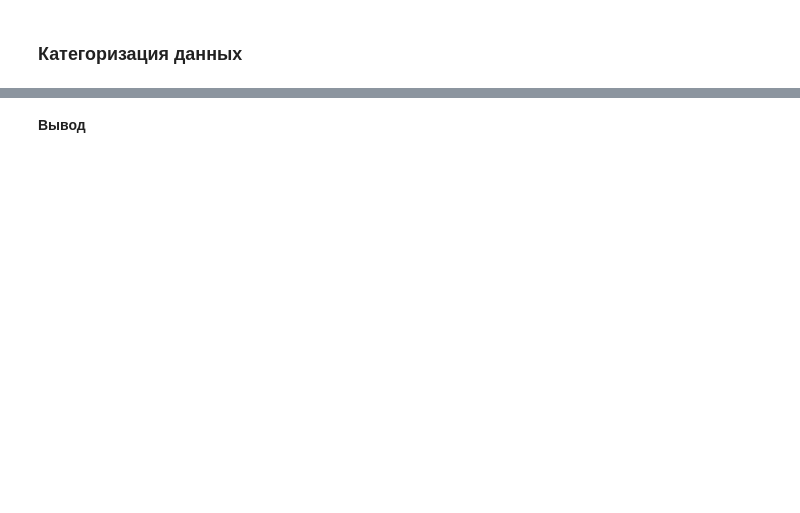
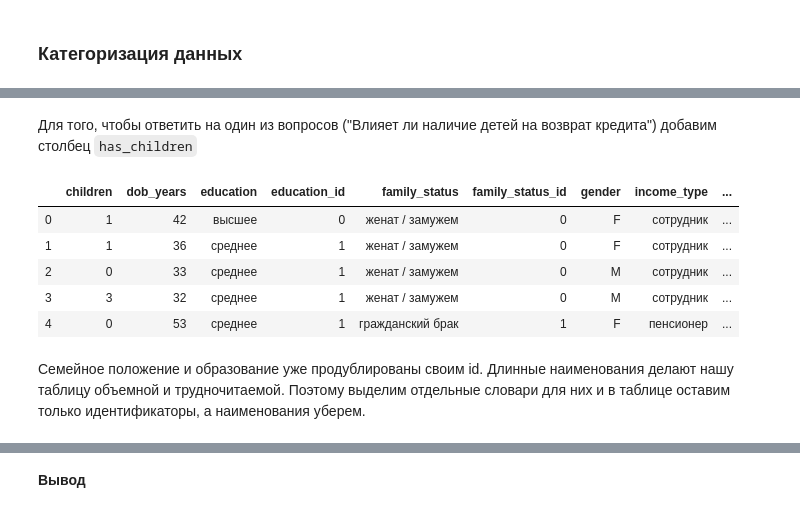
Before and after one commit to mazor86/praktikum_data_science, a Jupyter notebook: sprint_03/mazor86_sprint_03.ipynb, the cells around one changed output, grey strips where cells are left out. Saved outputs shown, nothing was run; the diff lists cells and outputs as text; code cells hidden in the pictures; blank space fills up the shorter version.

```diff
--- a/sprint_03/mazor86_sprint_03.ipynb
+++ b/sprint_03/mazor86_sprint_03.ipynb
@@ -322,0 +451,17 @@ array([ 1,  0,  3,  2, -1,  4, 20,  5])
+# %% [markdown]
+Для того, чтобы ответить на один из вопросов ("Влияет ли наличие детей на возврат кредита") добавим столбец `has_children`
+# %%
+def has_children(num_children: int) -> bool:
+    return num_children != 0
+
+data['has_children'] = data['children'].apply(has_children)
+data.head()
+# %% [output]
+|  | children | dob_years | education | education_id | family_status | family_status_id | gender | income_type | ... |
+| 0 | 1 | 42 | высшее | 0 | женат / замужем | 0 | F | сотрудник | ... |
+| 1 | 1 | 36 | среднее | 1 | женат / замужем | 0 | F | сотрудник | ... |
+| 2 | 0 | 33 | среднее | 1 | женат / замужем | 0 | M | сотрудник | ... |
+| 3 | 3 | 32 | среднее | 1 | женат / замужем | 0 | M | сотрудник | ... |
+| 4 | 0 | 53 | среднее | 1 | гражданский брак | 1 | F | пенсионер | ... |
+# %% [markdown]
+Семейное положение и образование уже продублированы своим id. Длинные наименования делают нашу таблицу объемной и трудночитаемой. Поэтому выделим отдельные словари для них и в таблице оставим только идентификаторы, а наименования уберем.
```
Also changed, not shown: parts of 65 cells of this notebook.
